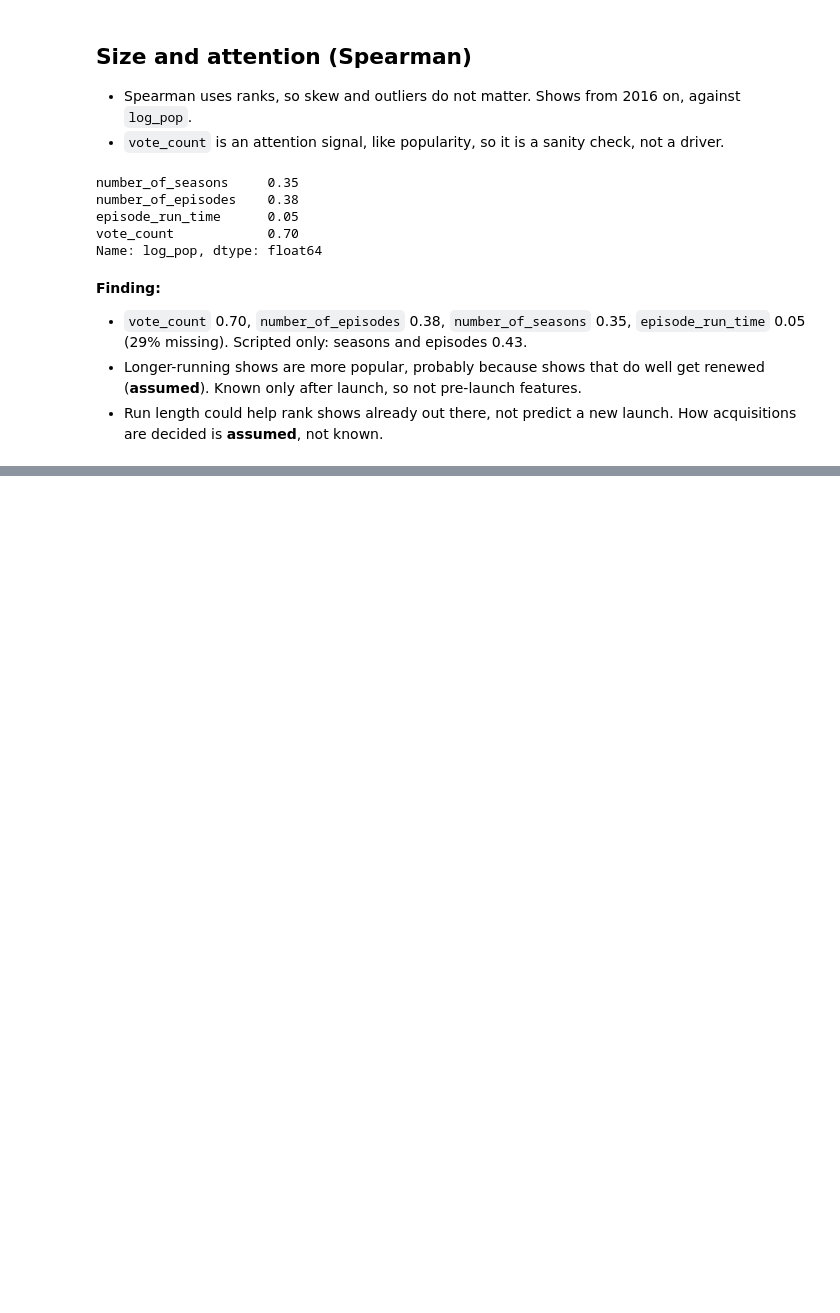
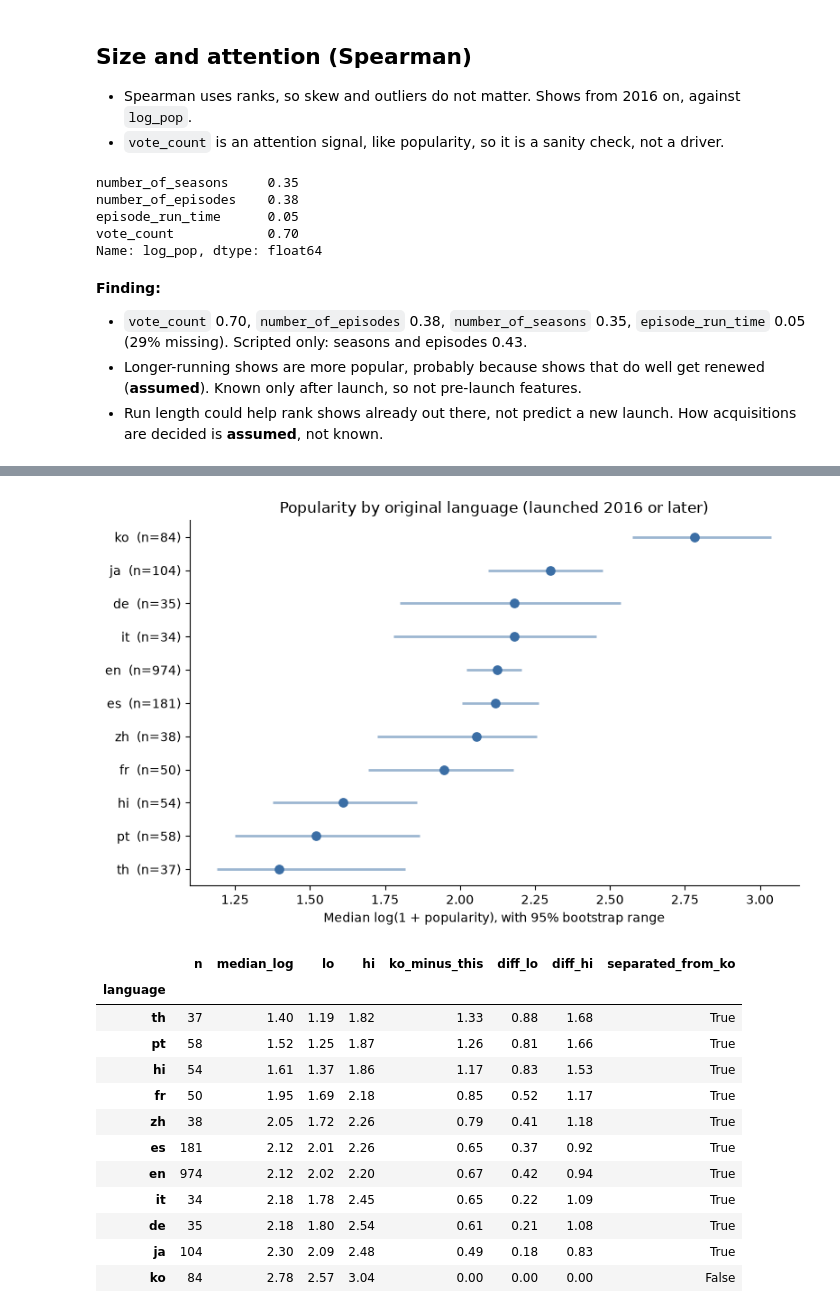
Before and after one commit to Emu-codein/tmdb_tv_shows, a Jupyter notebook: notebooks/eda.ipynb, the cells around one changed output, grey strips where cells are left out. Saved outputs shown, nothing was run; the diff lists cells and outputs as text; code cells hidden in the pictures; blank space fills up the shorter version.

Commit message:
Add country, language and creator/company analysis to EDA, remove duplicate cells
Co-Authored-By: Claude Sonnet 5.5 <noreply@anthropic.com>

```diff
--- a/notebooks/eda.ipynb
+++ b/notebooks/eda.ipynb
@@ -419,0 +481,51 @@ Name: log_pop, dtype: float64
+# %%
+def boot_median(s, k=1000):
+    s = s.to_numpy()
+    return np.array([np.median(rng.choice(s, len(s))) for _ in range(k)])
+
+def lang_test(df, ref="ko", min_n=30):
+    rng_local = np.random.default_rng(0)
+    groups = {l: g.log_pop for l, g in df.groupby("original_language") if len(g) >= min_n}
+    boots = {l: np.array([np.median(rng_local.choice(s.to_numpy(), len(s))) for _ in range(1000)])
+             for l, s in groups.items()}
+    rows = []
+    for l, s in groups.items():
+        diff = boots[ref] - boots[l] if l != ref else np.zeros(1000)
+        rows.append({"language": l, "n": len(s), "median_log": s.median(),
+                     "lo": np.percentile(boots[l], 2.5), "hi": np.percentile(boots[l], 97.5),
+                     f"{ref}_minus_this": diff.mean(),
+                     "diff_lo": np.percentile(diff, 2.5), "diff_hi": np.percentile(diff, 97.5)})
+    out = pd.DataFrame(rows).set_index("language").sort_values("median_log")
+    out["separated_from_ko"] = (out.diff_lo > 0) | (out.diff_hi < 0)
+    return out
+
+res = lang_test(recent)
+
+y = np.arange(len(res))
+fig, ax = plt.subplots(figsize=(8, 5))
+ax.hlines(y, res.lo, res.hi, color="#3b6ea5", lw=2, alpha=0.5)
+ax.scatter(res.median_log, y, color="#3b6ea5", s=45, zorder=3)
+ax.set_yticks(y)
+ax.set_yticklabels([f"{l}  (n={n})" for l, n in zip(res.index, res.n)])
+ax.set_xlabel("Median log(1 + popularity), with 95% bootstrap range")
+ax.set_title("Popularity by original language (launched 2016 or later)")
+ax.spines[["top", "right"]].set_visible(False)
+plt.tight_layout()
+plt.show()
+
+res.round(2)
+# %% [output]
+[figure, added]
+|  | n | median_log | lo | hi | ko_minus_this | diff_lo | diff_hi | separated_from_ko |
+| language |  |  |  |  |  |  |  |  |
+| th | 37 | 1.40 | 1.19 | 1.82 | 1.33 | 0.88 | 1.68 | True |
+| pt | 58 | 1.52 | 1.25 | 1.87 | 1.26 | 0.81 | 1.66 | True |
+| hi | 54 | 1.61 | 1.37 | 1.86 | 1.17 | 0.83 | 1.53 | True |
+| fr | 50 | 1.95 | 1.69 | 2.18 | 0.85 | 0.52 | 1.17 | True |
+| zh | 38 | 2.05 | 1.72 | 2.26 | 0.79 | 0.41 | 1.18 | True |
+| es | 181 | 2.12 | 2.01 | 2.26 | 0.65 | 0.37 | 0.92 | True |
+| en | 974 | 2.12 | 2.02 | 2.20 | 0.67 | 0.42 | 0.94 | True |
+| it | 34 | 2.18 | 1.78 | 2.45 | 0.65 | 0.22 | 1.09 | True |
+| de | 35 | 2.18 | 1.80 | 2.54 | 0.61 | 0.21 | 1.08 | True |
+| ja | 104 | 2.30 | 2.09 | 2.48 | 0.49 | 0.18 | 0.83 | True |
+| ko | 84 | 2.78 | 2.57 | 3.04 | 0.00 | 0.00 | 0.00 | False |
```
Also changed, not shown: parts of 8 cells of this notebook.
